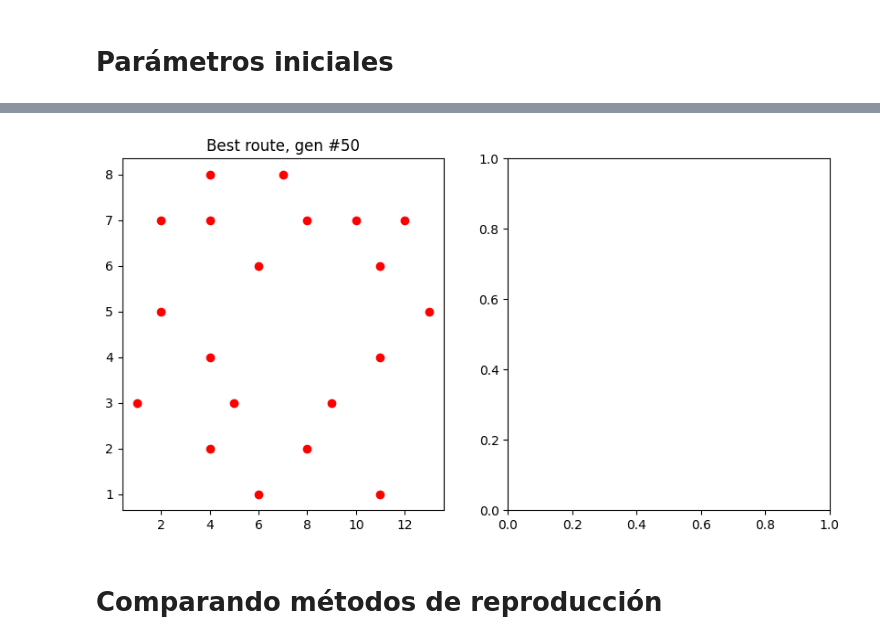
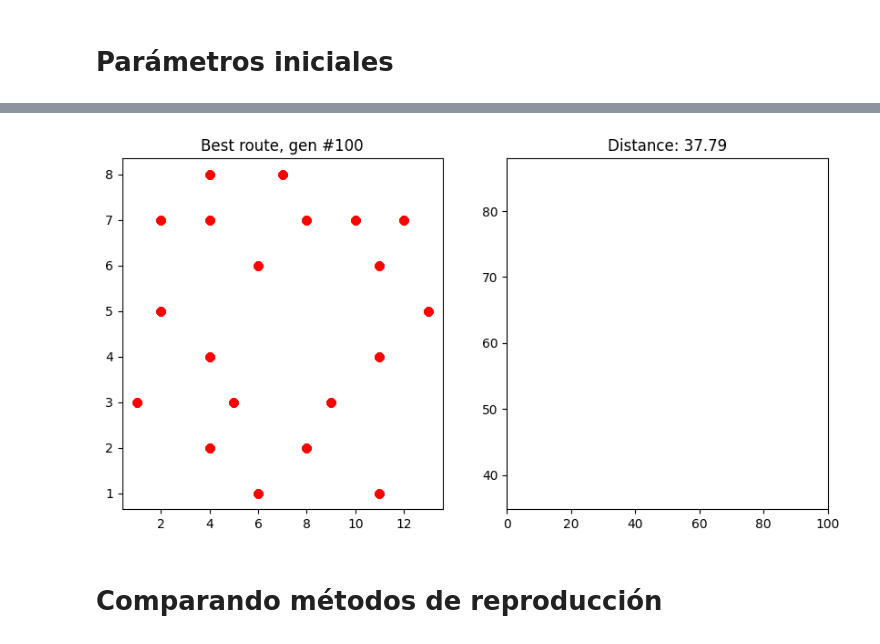
Before and after one commit to Afroefras/UAG_MCC, a Jupyter notebook: inteligencia_artificial/agente_viajero.ipynb, the cells around one changed output, grey strips where cells are left out. Drawn from its saved outputs; the diff is of its cells as text; code cells hidden in the pictures.

Commit message:
try to animate plot

```diff
--- a/inteligencia_artificial/agente_viajero.ipynb
+++ b/inteligencia_artificial/agente_viajero.ipynb
@@ -33 +34,21 @@ df
 100 rows × 3 columns
+# %%
+import numpy as np
+import matplotlib.pyplot as plt
+import matplotlib.animation as animation
+
+fig, ax = plt.subplots()
+
+x = np.arange(0, 2*np.pi, 0.01)
+line, = ax.plot(x, np.sin(x))
+
+
+def animate(i):
+    line.set_ydata(np.sin(x + i / 50))  # update the data.
+    return line,
+
+
+ani = animation.FuncAnimation(
+    fig, animate, interval=20, blit=True, save_count=50)
+
+plt.show()
@@ -34,42 +57,81 @@ df
 # %%
 from matplotlib.pyplot import subplots, show
+%matplotlib inline
 
 class PlotCities:
     def set_plot_env(self, coord: list) -> None:
+    # def set_plot_env(self) -> None:
         self.fig, self.axes = subplots(nrows=1, ncols=2, figsize=(10, 5))
         self.cit_x, self.cit_y = [*zip(*coord)]
+        # self.cit_x, self.cit_y = [*zip(*self.cit_coor)]
+        self.axes[1].set_xlim([0,100])
+        # self.axes[1].set_xlim([0,self.n_gen])
+
 
     def plot_cities(self, **kwargs) -> None:
         self.axes[0].scatter(self.cit_x, self.cit_y, **kwargs)
+
 
     def connectpoints(self, point: tuple, **kwargs) -> None:
         x1, x2 = self.cit_x[point[0]], self.cit_x[point[-1]]
         y1, y2 = self.cit_y[point[0]], self.cit_y[point[-1]]
         self.axes[0].plot([x1, x2],[y1, y2], **kwargs)
 
-    def delete_connection(self, point: tuple, **kwargs) -> None:
-        # self.axes[0].lines[0].remove()
-        self.axes[0].lines.clear()
 
     def plot_route(self, route: list, n_gen: int, **kwargs) -> None:
         for city in route:
             self.connectpoints(city, **kwargs)
         self.axes[0].set_title(f'Best route, gen #{n_gen}')
-        self.delete_connection('')
-        # show()
-        # return self.axes[0]
 
-    def animate_route(self, routes: list) -> None:
-        for i,x in enumerate(routes):
-            if i>0: pass
+
+    def plot_distance(self, distance_history: list) -> None:
+        self.axes[1].plot(distance_history)
+
+        top_dist = list(distance_history)[-1]
+        distance = f'Distance: {top_dist:.2f}'
+        self.axes[1].set_title(distance)
+
+
+    def plot_tsp(self, distance_history, **kwargs) -> None:
+        self.plot_cities(c='red')
+        self.plot_route(**kwargs)
+        self.plot_distance(distance_history)
+        return self.fig
+
+
+    def delete_connection(self, prev_fig) -> None:
+        all_lines = prev_fig.axes[0].lines
+        len_lines = len(all_lines)
+        # self.cit_len
+
+        new_fig = prev_fig
+        for _ in range(len_lines):
+            new_fig.axes[0].lines[0].remove()
+
+        new_fig.axes[1].lines[0].remove()
+        return new_fig
+
+
+    def animate_route(self, cit_coor: list, routes: list, distances: list, **kwargs) -> None:
+    # def animate_route(self, routes: list, distances: list, **kwargs) -> None:
+        self.set_plot_env(cit_coor)
+        # self.set_plot_env()
+
+        for i, route in enumerate(routes):
+            fig = self.plot_tsp(distances[:i+1], route=route, n_gen=i+1, **kwargs)
+            fig.show()
+            new_fig = self.delete_connection(fig)
+            new_fig.show()
 
 
 pc = PlotCities()
-pc.set_plot_env(cities)
-pc.plot_cities(c='red')
-a = pc.plot_route(df['top_route'][50], n_gen=50, c='blue')
+# pc.set_plot_env(cities)
+
+# N = 22
+# fig = pc.plot_tsp(distance_history=df['top_dist'][:N], route=df['top_route'][N], n_gen=N, c='blue')
+pc.animate_route(cities, routes=df['top_route'], distances=df['top_dist'], c='blue')
 # %% [output]
-[figure, old version]
+[figure, new version]
 # %% [markdown]
 # Comparando métodos de reproducción
 # %% [markdown]
```
Also changed, not shown: parts of 7 cells of this notebook, 2 other files.
